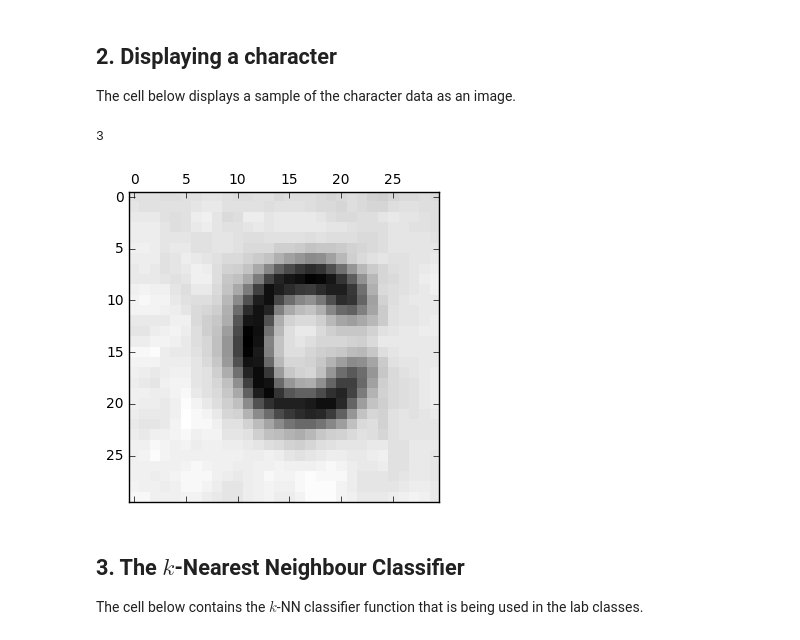
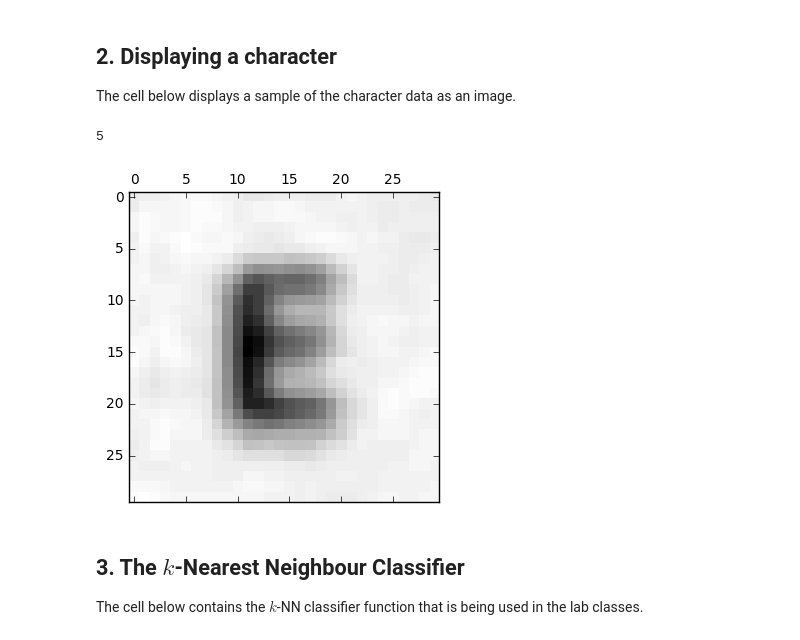
Before and after one commit to jcdhan1/assignment2, a Jupyter notebook: assignment2.ipynb, the cells around one changed output. Cells and saved outputs as stored; diff of their text form; code cells hidden in the pictures.

```diff
--- a/assignment2.ipynb
+++ b/assignment2.ipynb
@@ -24,16 +23,17 @@ The cell below displays a sample of the character data as an image.
 # %%
 import matplotlib.pyplot as plt
 import matplotlib.cm as cm
 import numpy as np
 %matplotlib inline
 
-n = 18 # Select the 18th sample
+n = 1 # Select the 18th sample
 pixels = train_data[n, :]
 plt.matshow(np.reshape(pixels, (30, 30), order='F'), cmap=cm.gray)
-train_labels[n]
+
+print(train_labels[n])
 # %% [output]
-3
+5
-[figure, old version]
+[figure, new version]
 # %% [markdown]
 ## 3. The $k$-Nearest Neighbour Classifier
 
```
Also changed, not shown: parts of 14 cells of this notebook.
